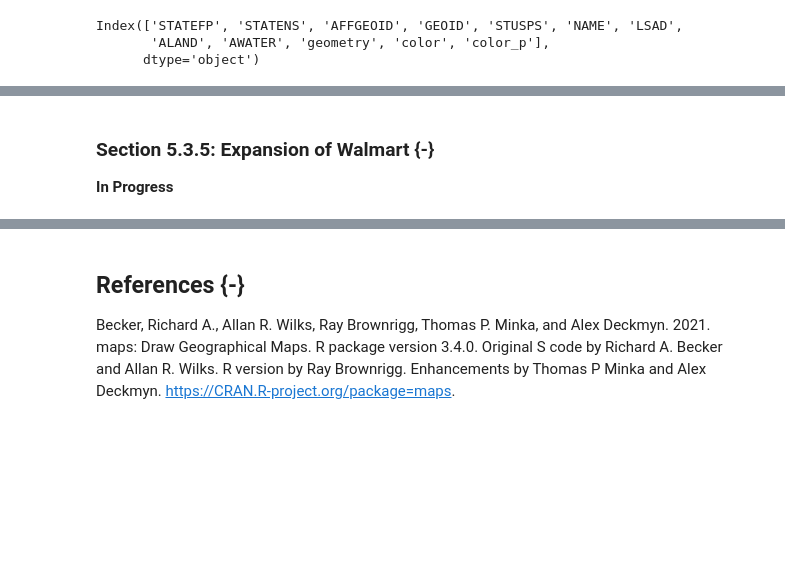
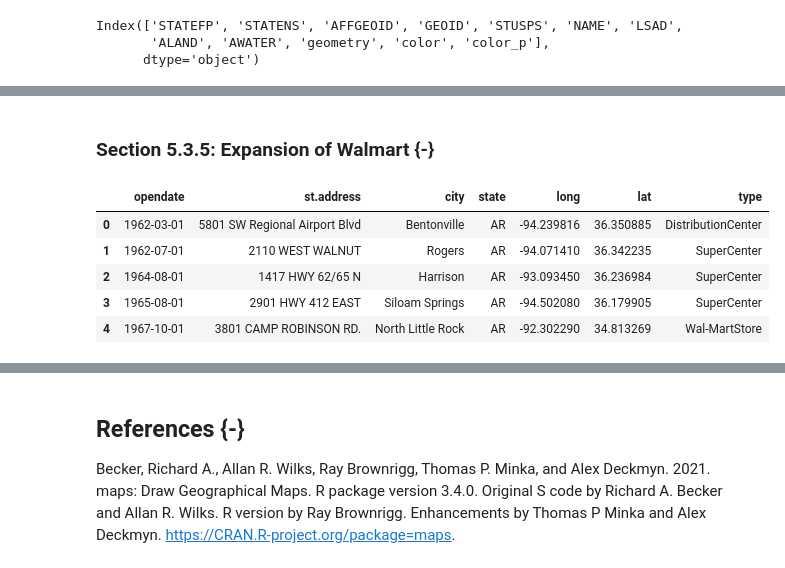
Before and after one commit to jeffallen13/qsspy, a Jupyter notebook: DISCOVERY/discovery-py.ipynb, the cells around one changed output, grey strips where cells are left out. Cells and saved outputs as stored; diff of their text form; code cells hidden in the pictures; blank space fills up the shorter version.

```diff
--- a/DISCOVERY/discovery-py.ipynb
+++ b/DISCOVERY/discovery-py.ipynb
@@ -1247,5 +1251,14 @@ usa_cont.plot(ax=axs[1], color=usa_cont['color_p'], edgecolor='black',
 [figure]
 # %% [markdown]
 ### Section 5.3.5: Expansion of Walmart {-}
-
-**In Progress**
+# %%
+walmart = pd.read_csv('walmart.csv')
+
+walmart.head()
+# %% [output]
+|  | opendate | st.address | city | state | long | lat | type |
+| 0 | 1962-03-01 | 5801 SW Regional Airport Blvd | Bentonville | AR | -94.239816 | 36.350885 | DistributionCenter |
+| 1 | 1962-07-01 | 2110 WEST WALNUT | Rogers | AR | -94.071410 | 36.342235 | SuperCenter |
+| 2 | 1964-08-01 | 1417 HWY 62/65 N | Harrison | AR | -93.093450 | 36.236984 | SuperCenter |
+| 3 | 1965-08-01 | 2901 HWY 412 EAST | Siloam Springs | AR | -94.502080 | 36.179905 | SuperCenter |
+| 4 | 1967-10-01 | 3801 CAMP ROBINSON RD. | North Little Rock | AR | -92.302290 | 34.813269 | Wal-MartStore |
```
Also changed, not shown: parts of 17 cells of this notebook, 2 other files.
